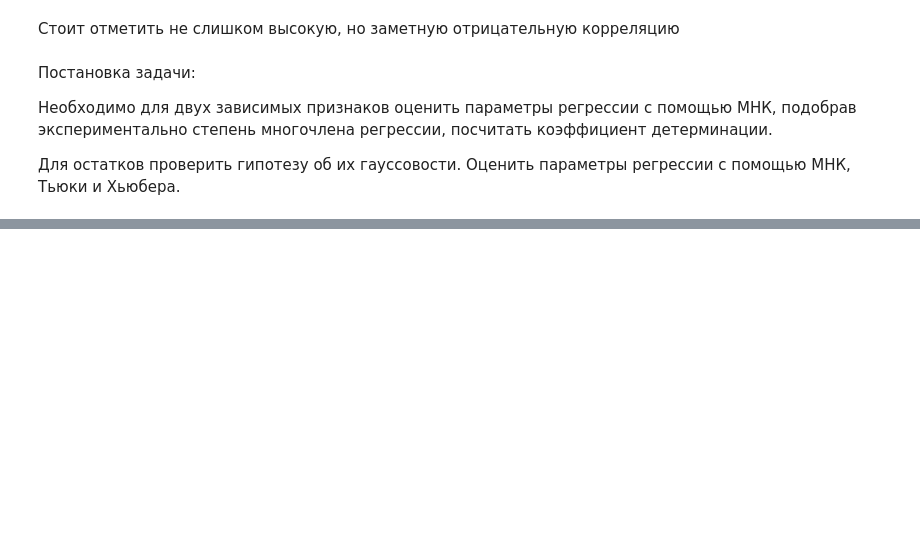
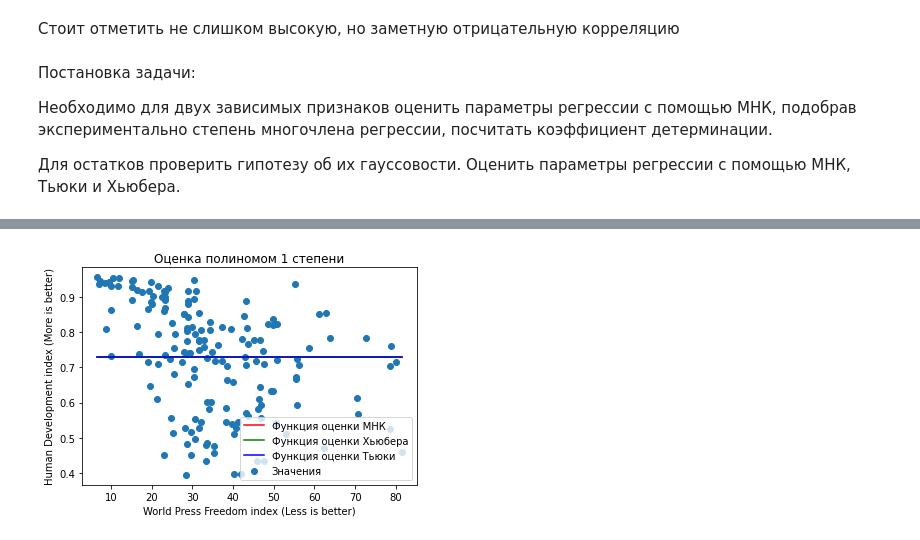
Before and after one commit to kocakn/statistics-course, a Jupyter notebook: lab1.ipynb, the cells around one changed output, grey strips where cells are left out. Cells and saved outputs as stored; diff of their text form; code cells hidden in the pictures; blank space fills up the shorter version.

```diff
--- a/lab1.ipynb
+++ b/lab1.ipynb
@@ -156,5 +150,6 @@ combined_df = pd.merge(
     how="inner",
     on="country_name"
 )
+combined_df.sort_values(by='WPF_index', inplace=True)
 combined_df.head()
 # %% [output]
@@ -196,31 +195,71 @@ from scipy.optimize import leastsq
+# %%
+def residuals_func(ps, y, x):
+    return y - np.poly1d(ps)(x)
+
+
+def huber_loss(ps, y, x, delta = 1.35):
+    error = np.poly1d(ps)(x) - y
+    is_small_error = np.abs(error) <= delta
+    small_error_loss = np.square(error) / 2
+    big_error_loss = delta * (np.abs(error) - 0.5*delta)
+    return sum(np.where(is_small_error, small_error_loss, big_error_loss))
+
+
+def tukey_loss(ps, y, x, delta = 4.7):
+    error = np.poly1d(ps)(x) - y
+    is_small_error = np.abs(error) <= delta
+    small_error_loss = 1 - (1 - (error/delta)**2)**3
+    return sum(np.where(is_small_error, small_error_loss, 1))
 # %%
-def fit_func(coefs, x):
+def calculate_least_squares(X, Y, poly_deg):
     """
-    Функция создания полинома и вычисления его значения
+    Функция находит оптимальные коэффициенты по методу
+    наименьших квадратов (Aw = Y)
     """
-    f = np.polynomial.Polynomial(coefs)
-    return f(x)
+    # матрица А
+    A = np.array([
+        [x_i**i for i in range(poly_deg)] for x_i in X
+    ])
+    # коэффиценты (решение системы)
+    w = np.linalg.inv(A.T @ A) @ A.T @ Y
+    F_y = A @ w
+    # коэффицинт детерминации
+    ss_tot = sum((y_i-np.mean(Y))**2 for y_i in Y)
+    ss_err = sum((y_i-f_i)**2 for y_i, f_i in zip(Y, F_y))
+    r2 = 1 - (ss_err/ss_tot)
+    # оценка Хьюбера
+    huber_res = minimize(huber_loss, [0]*poly_deg, args=(Y, X))['x'][::-1]
+    # оценка Тьюки
+    tukey_res = minimize(tukey_loss, [0]*poly_deg, args=(Y, X))['x'][::-1]
+    # вывод в уравнения для Y в доступной форме
+    print(f'Оценка полиномом {poly_deg} степени:')
+    print(f'R^2 = {r2}')
+    print('МНК:')
+    print('y =', ' + '.join([f'{round(w[i], 3)}x^{i}' for i in range(poly_deg)]))
+    print('Хьюбер:')
+    print('y =', ' + '.join([f'{round(huber_res[i], 3)}x^{i}' for i in range(poly_deg)]))
+    print('Тьюки:')
+    print('y =', ' + '.join([f'{round(tukey_res[i], 3)}x^{i}' for i in range(poly_deg)]))
+#     plt.xlim([5, 85])
+#     plt.ylim([0.35, 1.05])
+    plt.scatter(X, Y, label='Значения')
 
+    plt.plot(X, A @ w, 'r', label='Функция оценки МНК')
+    plt.plot(X, A @ huber_res, 'g', label='Функция оценки Хьюбера')
+    plt.plot(X, A @ tukey_res, 'b', label='Функция оценки Тьюки')
 
-def residuals_func(coefs, y, x):
-    """
-    Функция определяет отклонение от значения в точке
-    """
-    ret = y - fit_func(coefs, x)
-    return ret
-
+    plt.title(f'Оценка полиномом {poly_deg} степени')
+    plt.xlabel('World Press Freedom index (Less is better)')
+    plt.ylabel('Human Development index (More is better)')
+    plt.legend()
+    plt.show()
 
 # значения оси Х - индекс свободы прессы
-x = combined_df.WPF_index.to_list()
+X = np.array(combined_df.WPF_index.to_list())
 
-# значения в точке - индекс развития
-y = combined_df.HumanDev_index.to_list()
+# значения по оси Y - индекс развития
+Y = np.array(combined_df.HumanDev_index.to_list())
 
-for i in range(1, 8):
-    p_init = np.random.randn(i)
-    plqs = leastsq(residuals_func, p_init, args=(y, x))
-    plt.scatter(x, y, label='data')
-    plt.scatter(x, fit_func(plsq[0], x), label='approximation')
-    plt.legend()
-    plt.show()
+for poly_num in range(1, 8):
+    calculate_least_squares(X, Y, poly_num)
 # %% [output]
@@ -227,0 +274 @@ TypeError: can't multiply sequence by non-int of type 'numpy.float64'
+[figure, added]
```
Also changed, not shown: parts of 13 cells of this notebook.
